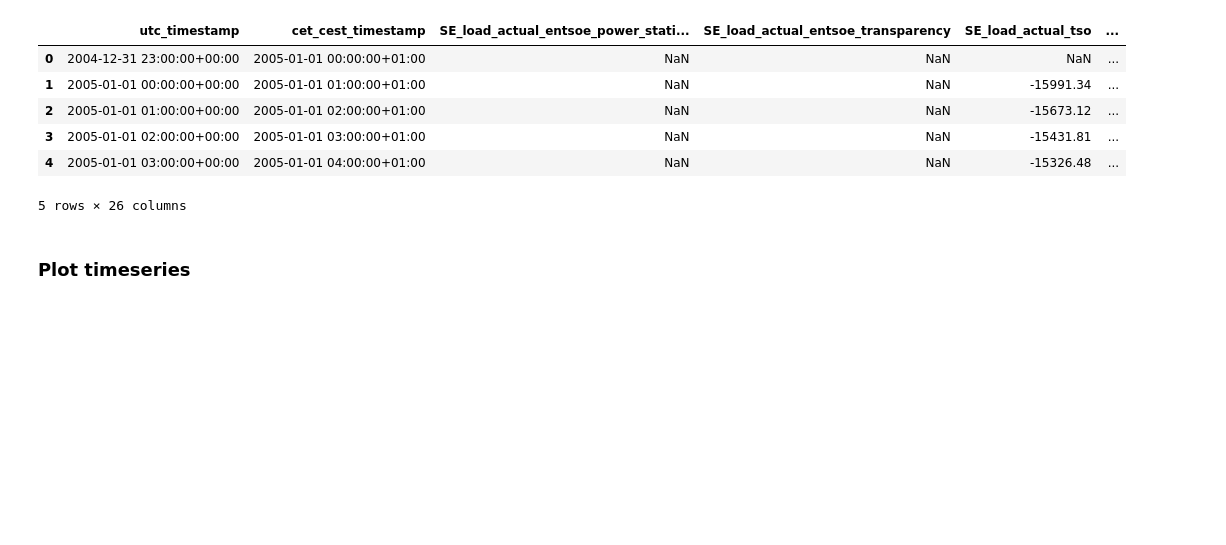
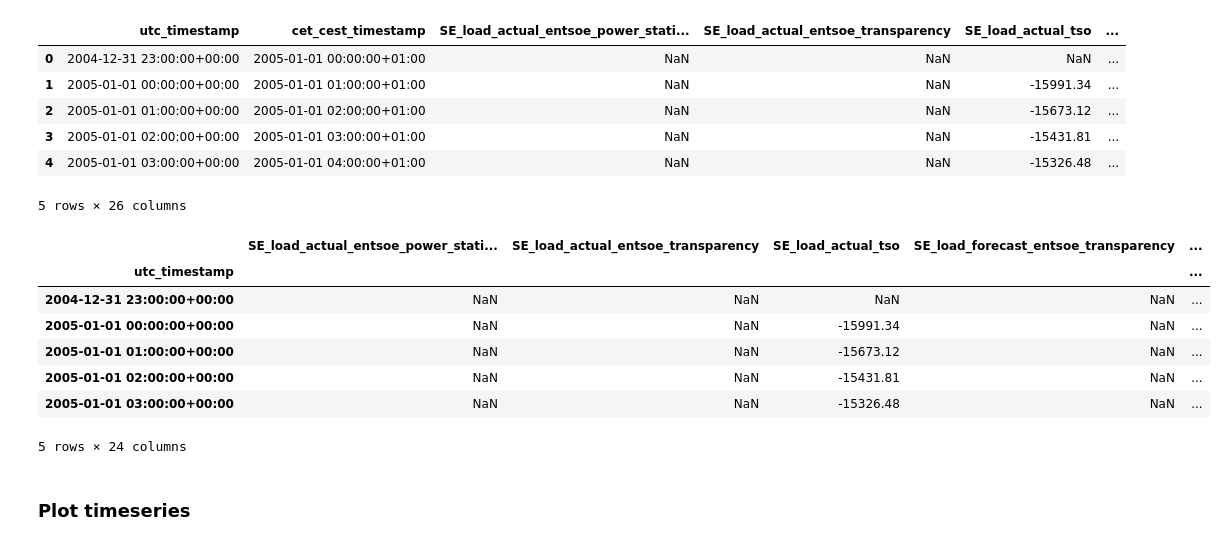
Before and after one commit to smacintyreR/sie-2021, a Jupyter notebook: siemens-ds-coding-test/SE - Task 1 - Code.ipynb, the cells around one changed output. Saved outputs shown, nothing was run; the diff lists cells and outputs as text; code cells hidden in the pictures; blank space fills up the shorter version.

```diff
--- a/siemens-ds-coding-test/SE - Task 1 - Code.ipynb
+++ b/siemens-ds-coding-test/SE - Task 1 - Code.ipynb
@@ -94,0 +98,3 @@ Some initial comments from inspection of data:
+# %%
+# Convert from object type to float type
+df_ts['SE_2_price_day_ahead'] = pd.to_numeric(df_ts['SE_2_price_day_ahead'])
@@ -118,5 +128,22 @@ df_ts.head()
 | 3 | 2005-01-01 02:00:00+00:00 | 2005-01-01 03:00:00+01:00 | NaN | NaN | -15431.81 | ... |
 | 4 | 2005-01-01 03:00:00+00:00 | 2005-01-01 04:00:00+01:00 | NaN | NaN | -15326.48 | ... |
 5 rows × 26 columns
+# %%
+# drop one of the timestamps and put the other an index
+df_ts.drop('cet_cest_timestamp', axis = 1, inplace = True)
+# %%
+# Set timestamp as index
+df_ts.set_index('utc_timestamp', inplace = True)
+# %%
+df_ts.head()
+# %% [output]
+|  | SE_load_actual_entsoe_power_stati... | SE_load_actual_entsoe_transparency | SE_load_actual_tso | SE_load_forecast_entsoe_transparency | ... |
+| utc_timestamp |  |  |  |  | ... |
+| 2004-12-31 23:00:00+00:00 | NaN | NaN | NaN | NaN | ... |
+| 2005-01-01 00:00:00+00:00 | NaN | NaN | -15991.34 | NaN | ... |
+| 2005-01-01 01:00:00+00:00 | NaN | NaN | -15673.12 | NaN | ... |
+| 2005-01-01 02:00:00+00:00 | NaN | NaN | -15431.81 | NaN | ... |
+| 2005-01-01 03:00:00+00:00 | NaN | NaN | -15326.48 | NaN | ... |
+5 rows × 24 columns
 # %% [markdown]
 ### Plot timeseries
```
Also changed, not shown: parts of 9 cells of this notebook.
